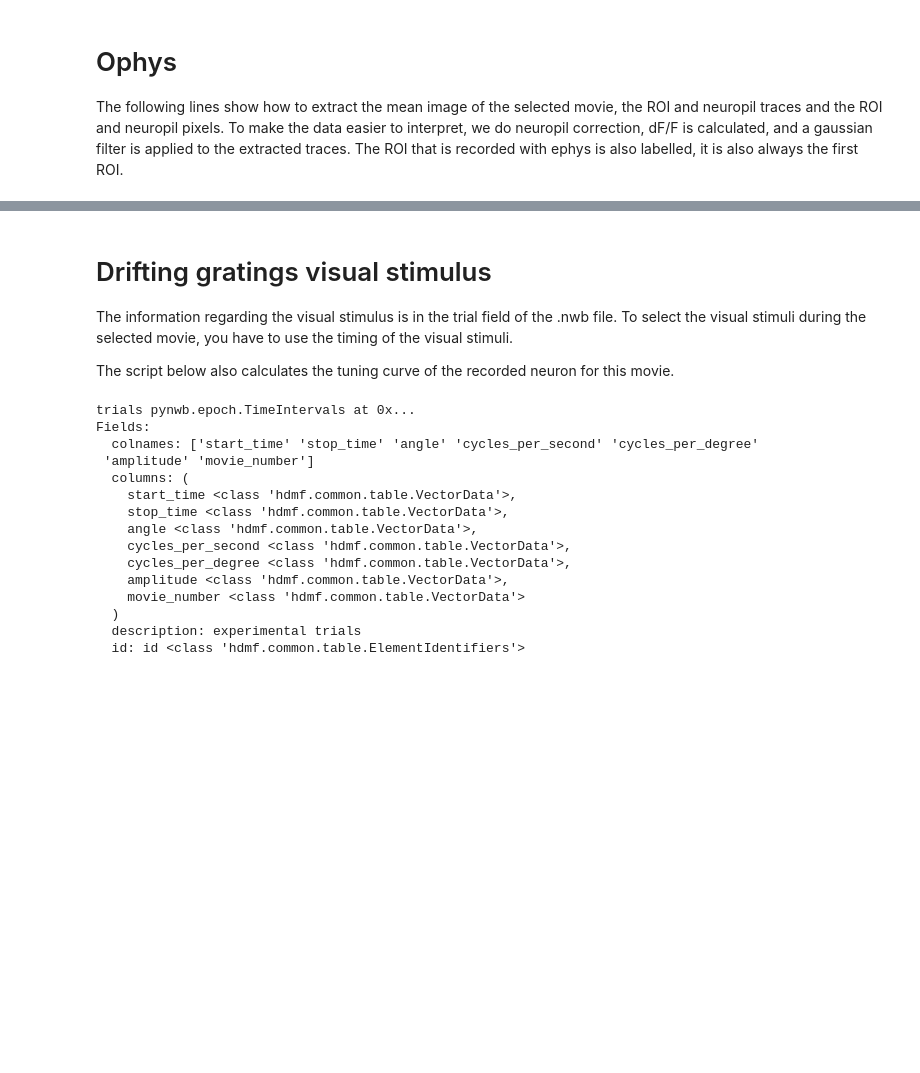
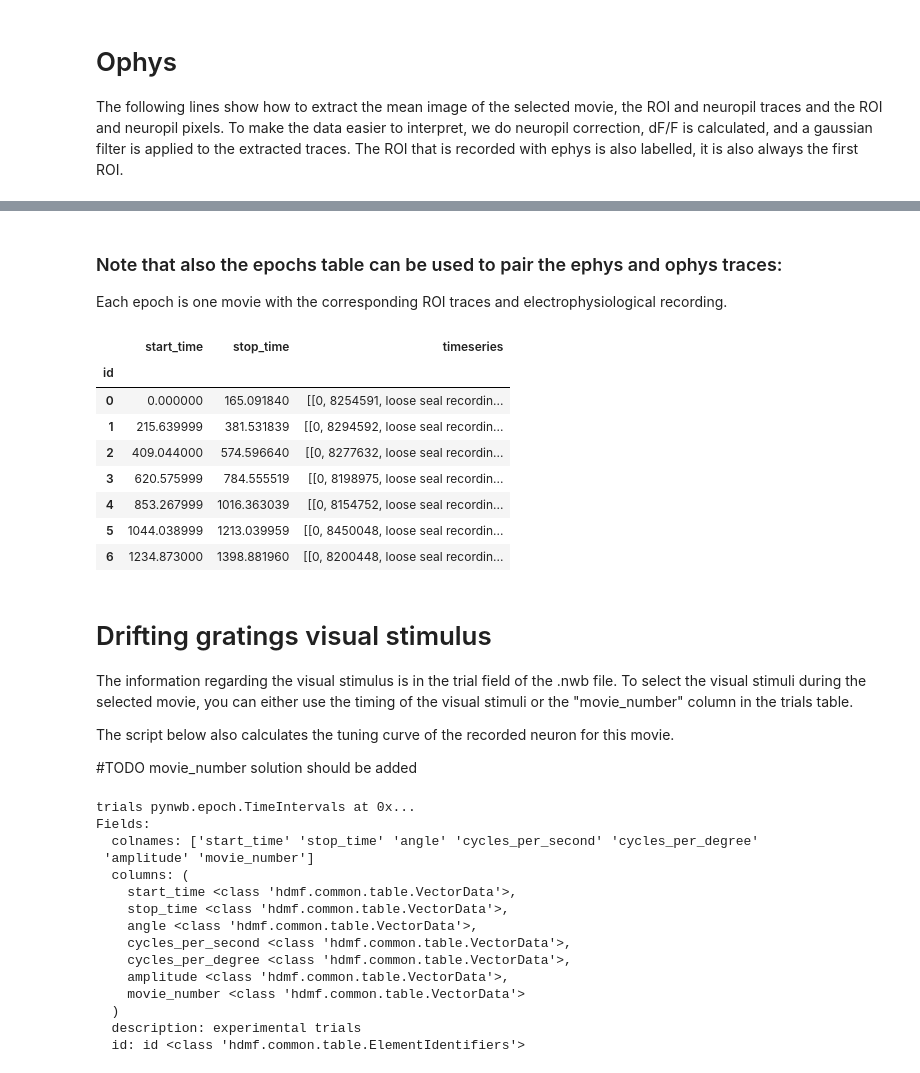
Before and after one commit to rozmar/jGCaMP8_mouse_cell_attached_pipeline, a Jupyter notebook: NWB_tutorial.ipynb, the cells around one changed output, grey strips where cells are left out. Cells and saved outputs as stored; diff of their text form; code cells hidden in the pictures; blank space fills up the shorter version.

```diff
--- a/NWB_tutorial.ipynb
+++ b/NWB_tutorial.ipynb
@@ -282,9 +310,26 @@ Fields:
   unit: volts
+# %% [markdown]
+### Note that also the epochs table can be used to pair the ephys and ophys traces:
+Each epoch is one movie with the corresponding ROI traces and electrophysiological recording.
+# %%
+nwbfile.epochs[:]
+# %% [output]
+|  | start_time | stop_time | timeseries |
+| id |  |  |  |
+| 0 | 0.000000 | 165.091840 | [[0, 8254591, loose seal recordin... |
+| 1 | 215.639999 | 381.531839 | [[0, 8294592, loose seal recordin... |
+| 2 | 409.044000 | 574.596640 | [[0, 8277632, loose seal recordin... |
+| 3 | 620.575999 | 784.555519 | [[0, 8198975, loose seal recordin... |
+| 4 | 853.267999 | 1016.363039 | [[0, 8154752, loose seal recordin... |
+| 5 | 1044.038999 | 1213.039959 | [[0, 8450048, loose seal recordin... |
+| 6 | 1234.873000 | 1398.881960 | [[0, 8200448, loose seal recordin... |
 # %% [markdown]
 # Drifting gratings visual stimulus
-The information regarding the visual stimulus is in the trial field of the .nwb file. To select the visual stimuli during the selected movie, you have to use the timing of the visual stimuli.
+The information regarding the visual stimulus is in the trial field of the .nwb file. To select the visual stimuli during the selected movie, you can either use the timing of the visual stimuli or the "movie_number" column in the trials table.
 
 The script below also calculates the tuning curve of the recorded neuron for this movie.
+
+#TODO movie_number solution should be added
 # %%
 angle_list = []
 apnum_list = []
```
Also changed, not shown: parts of 25 cells of this notebook.
